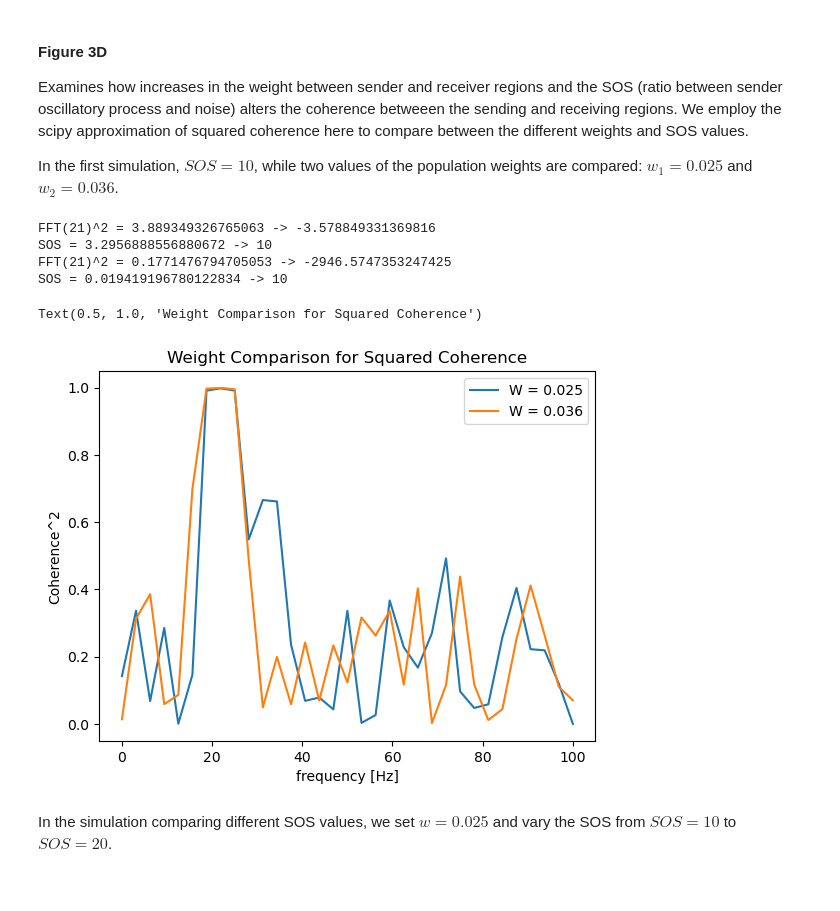
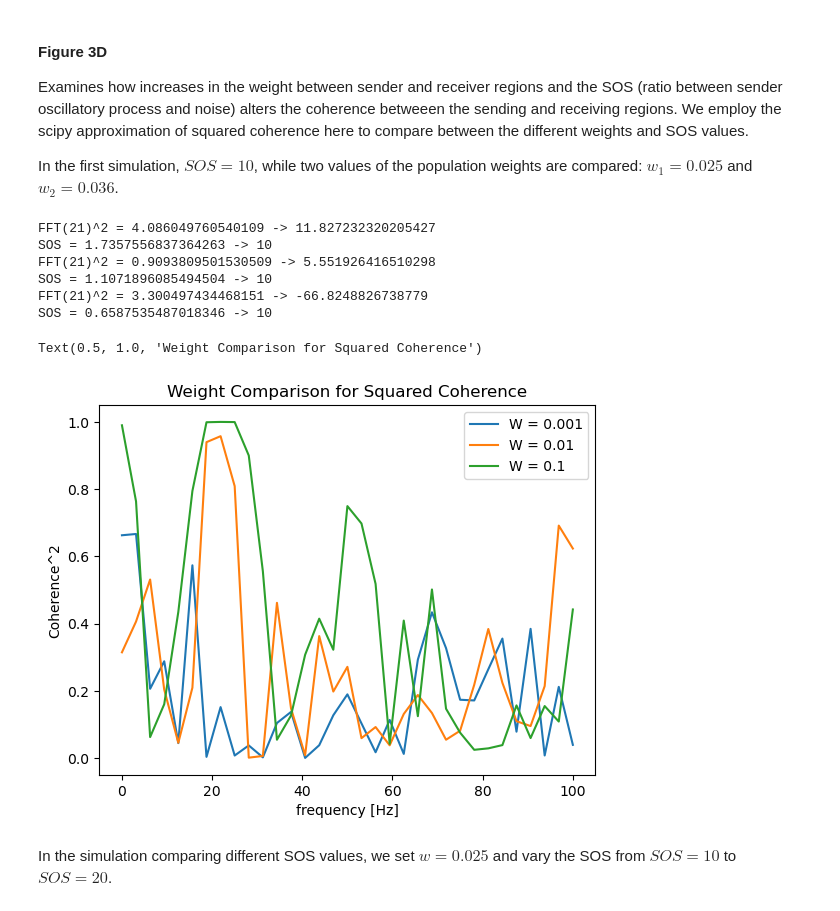
Before and after one commit to cyneuro/neuro_communication, a Jupyter notebook: Vinck2021_SSM_tutorial.ipynb, the cells around one changed output. Cells and saved outputs as stored; diff of their text form; code cells hidden in the pictures.

```diff
--- a/Vinck2021_SSM_tutorial.ipynb
+++ b/Vinck2021_SSM_tutorial.ipynb
@@ -793,32 +802,39 @@ Examines how increases in the weight between sender and receiver regions and the
 
 In the first simulation, $SOS = 10$, while two values of the population weights are compared: $w_1 = 0.025$ and $w_2 = 0.036$.
 # %%
-W1 = 0.025
-W2 = 0.036
+W1 = 0.001
+W2 = 0.01
+W3 = 0.1
 SOS = 10
 
 # Approximating coherence using scipy coherence function
 z1, z2, n1_adjusted, z2n, s1, alpha, freqs = generate_SP_sender_receiver(TSTOP, SAMPLING_RATE, SOS, 21, W1, random_state, gamma)
-f, coh2_0025 = signal.coherence(z1, z2, fs=sampling_freq, nperseg=64)
+f, coh2_1 = signal.coherence(z1, z2, fs=SAMPLING_RATE, nperseg=64)
 
 z1, z2, n1_adjusted, z2n, s1, alpha, freqs = generate_SP_sender_receiver(TSTOP, SAMPLING_RATE, SOS, 21, W2, random_state, gamma)
-f, coh2_0036 = signal.coherence(z1, z2, fs=sampling_freq, nperseg=64)
+f, coh2_2 = signal.coherence(z1, z2, fs=SAMPLING_RATE, nperseg=64)
+
+z1, z2, n1_adjusted, z2n, s1, alpha, freqs = generate_SP_sender_receiver(TSTOP, SAMPLING_RATE, SOS, 21, W3, random_state, gamma)
+f, coh2_3 = signal.coherence(z1, z2, fs=SAMPLING_RATE, nperseg=64)
 
 # Plot!
 fig, ax = plt.subplots(nrows=1, ncols=1)
-ax.plot(f, coh2_0025, label="W = 0.025")
-ax.plot(f, coh2_0036, label="W = 0.036")
+ax.plot(f, coh2_1, label="W = 0.001")
+ax.plot(f, coh2_2, label="W = 0.01")
+ax.plot(f, coh2_3, label="W = 0.1")
 ax.set_xlabel('frequency [Hz]')
 ax.set_ylabel('Coherence^2')
 ax.legend()
 ax.set_title('Weight Comparison for Squared Coherence')
 # %% [output]
-FFT(21)^2 = 3.889349326765063 -> -3.578849331369816
-SOS = 3.2956888556880672 -> 10
-FFT(21)^2 = 0.1771476794705053 -> -2946.5747353247425
-SOS = 0.019419196780122834 -> 10
+FFT(21)^2 = 4.086049760540109 -> 11.827232320205427
+SOS = 1.7357556837364263 -> 10
+FFT(21)^2 = 0.9093809501530509 -> 5.551926416510298
+SOS = 1.1071896085494504 -> 10
+FFT(21)^2 = 3.300497434468151 -> -66.8248826738779
+SOS = 0.6587535487018346 -> 10
 Text(0.5, 1.0, 'Weight Comparison for Squared Coherence')
-[figure, old version]
+[figure, new version]
 # %% [markdown]
 In the simulation comparing different SOS values, we set $w = 0.025$ and vary the SOS from $SOS = 10$ to $SOS = 20$.
 # %%
```
Also changed, not shown: parts of 10 cells of this notebook.
